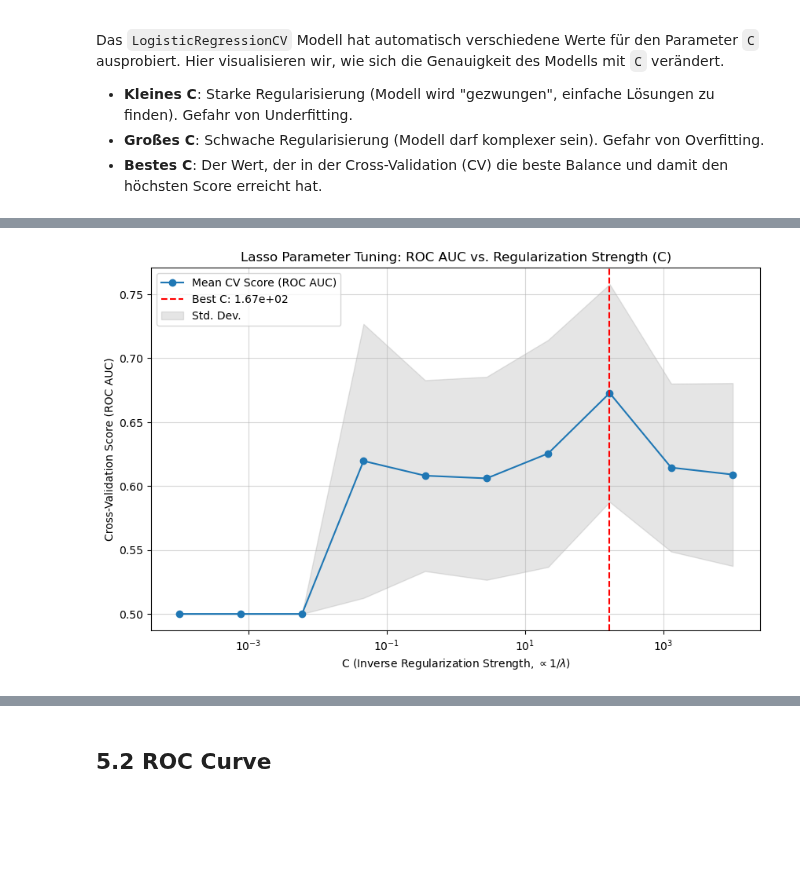
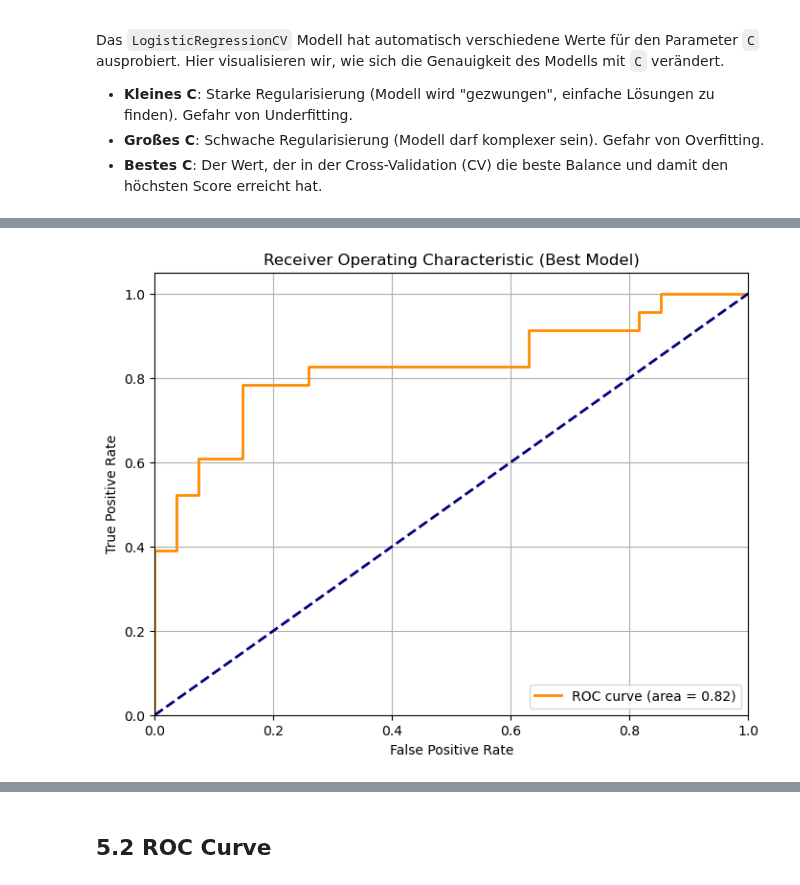
Before and after one commit to LabMedDHM/lotta_frag, a Jupyter notebook: 04_lasso_modeling.ipynb, the cells around one changed output, grey strips where cells are left out. Cells and saved outputs as stored; diff of their text form; code cells hidden in the pictures; blank space fills up the shorter version.

Commit message:
Lasso mit allen Kombis von Metriken

```diff
--- a/04_lasso_modeling.ipynb
+++ b/04_lasso_modeling.ipynb
@@ -29,0 +33,16 @@ Number of Bins per Sample: 1660.0
+# %%
+C_values = np.linspace(0.01, 10, 10)
+
+pipeline = Pipeline([
+    ('imputer', SimpleImputer(strategy='median')),
+    ('scaler', StandardScaler()),
+    ('lasso_cv', LogisticRegressionCV(
+        Cs=C_values,
+        penalty='l1',
+        solver='liblinear',
+        cv=5,
+        scoring='roc_auc',
+        max_iter=10000,
+        random_state=42
+    ))
+])
@@ -159,32 +182,78 @@ Hier visualisieren wir, wie sich die Genauigkeit des Modells mit `C` verändert.
 - **Großes C**: Schwache Regularisierung (Modell darf komplexer sein). Gefahr von Overfitting.
 - **Bestes C**: Der Wert, der in der Cross-Validation (CV) die beste Balance und damit den höchsten Score erreicht hat.
 # %%
-### 5.1 Visualisierung des Parameter-Tunings
+print(f"Re-training model with best metrics: {best_metrics}")
 
-import matplotlib.pyplot as plt
+# Pivot
+pivot_df = df.pivot(
+    index="sample",
+    columns="bin_id",
+    values=list(best_metrics)
+)
+pivot_df.columns = [
+    f"{metric}_{bin_id}" for metric, bin_id in pivot_df.columns
+]
+
+# Labels
+y = []
+strata = []
+for sample_id in pivot_df.index:
+    row = clinical_df[clinical_df["Extracted_ID"] == sample_id].iloc[0]
+    is_healthy = row["Patient Type"].lower() == "healthy"
+    y.append(0 if is_healthy else 1)
+    strata.append(row["Gender"])
+
+y = np.array(y)
+X = pivot_df
+
+# Split
+X_train, X_test, y_train, y_test = train_test_split(
+    X, y,
+    test_size=0.2,
+    stratify=strata,
+    random_state=42
+)
+
+# Fit
+pipeline.fit(X_train, y_train)
+
+# Predict
+y_prob = pipeline.predict_proba(X_test)[:, 1]
+auc_score = roc_auc_score(y_test, y_prob)
+print(f"Confirmed ROC AUC on test set: {auc_score:.4f}")
 
 lasso_cv = pipeline.named_steps['lasso_cv']
 
-# Scores extrahieren. Form: (n_folds, n_Cs)
-# durchschnitt von allen 5 C-werten (aus den 5 folds)
+# --- ROC Curve Plot ---
+fpr, tpr, _ = roc_curve(y_test, y_prob)
+plt.figure(figsize=(8, 6))
+plt.plot(fpr, tpr, color='darkorange', lw=2, label=f'ROC curve (area = {auc_score:.2f})')
+plt.plot([0, 1], [0, 1], color='navy', lw=2, linestyle='--')
+plt.xlim([0.0, 1.0])
+plt.ylim([0.0, 1.05])
+plt.xlabel('False Positive Rate')
+plt.ylabel('True Positive Rate')
+plt.title('Receiver Operating Characteristic (Best Model)')
+plt.legend(loc="lower right")
+plt.grid(True)
+plt.show()
+
+# --- Lasso Parameter Tuning Plot ---
 mean_scores = np.mean(lasso_cv.scores_[1], axis=0)
-
-# standardabweichung, wie weit waren die 5 ergbenisse auseinander, wie groß ist die unsicherheit (später im plot grau markiert)
 std_scores = np.std(lasso_cv.scores_[1], axis=0)
 cs = lasso_cv.Cs_
+best_idx = np.argmax(mean_scores)
+best_c = float(cs[best_idx])
 
-plt.figure(figsize=(10, 6))
-# semilogx da C typischerweise logarithmisch verteilt ist
+
+plt.figure(figsize=(10,6))
 plt.semilogx(cs, mean_scores, marker='o', label='Mean CV Score (ROC AUC)')
-plt.fill_between(cs, mean_scores - std_scores, mean_scores + std_scores, alpha=0.2, color='gray', label='Std. Dev.')
-
-#bestes C
-plt.axvline(lasso_cv.C_[0], linestyle='--', color='r', label=f'Best C: {lasso_cv.C_[0]:.2e}')
-
-plt.title("Lasso Parameter Tuning: ROC AUC vs. Regularization Strength (C)")
-plt.xlabel("C (Inverse Regularization Strength, $\propto 1/\lambda$)")
-plt.ylabel("Cross-Validation Score (ROC AUC)")
+plt.fill_between(cs, mean_scores - std_scores, mean_scores + std_scores, alpha=0.2, color='gray', label='Std Dev')
+plt.axvline(best_c, linestyle='--', color='r', label=f'Best C = {best_c:.3f}')
+plt.title("Lasso Parameter Tuning")
+plt.xlabel("C (Inverse Regularization Strength)")
+plt.ylabel("CV Score (ROC AUC)")
 plt.legend()
-plt.grid(True, which="both", ls="-", alpha=0.5)
+plt.grid(True)
 plt.show()
 # %% [output]
@@ -191 +262 @@ plt.show()
-[figure, old version]
+[figure, new version]
```
Also changed, not shown: parts of 17 cells of this notebook, 1 other file.
